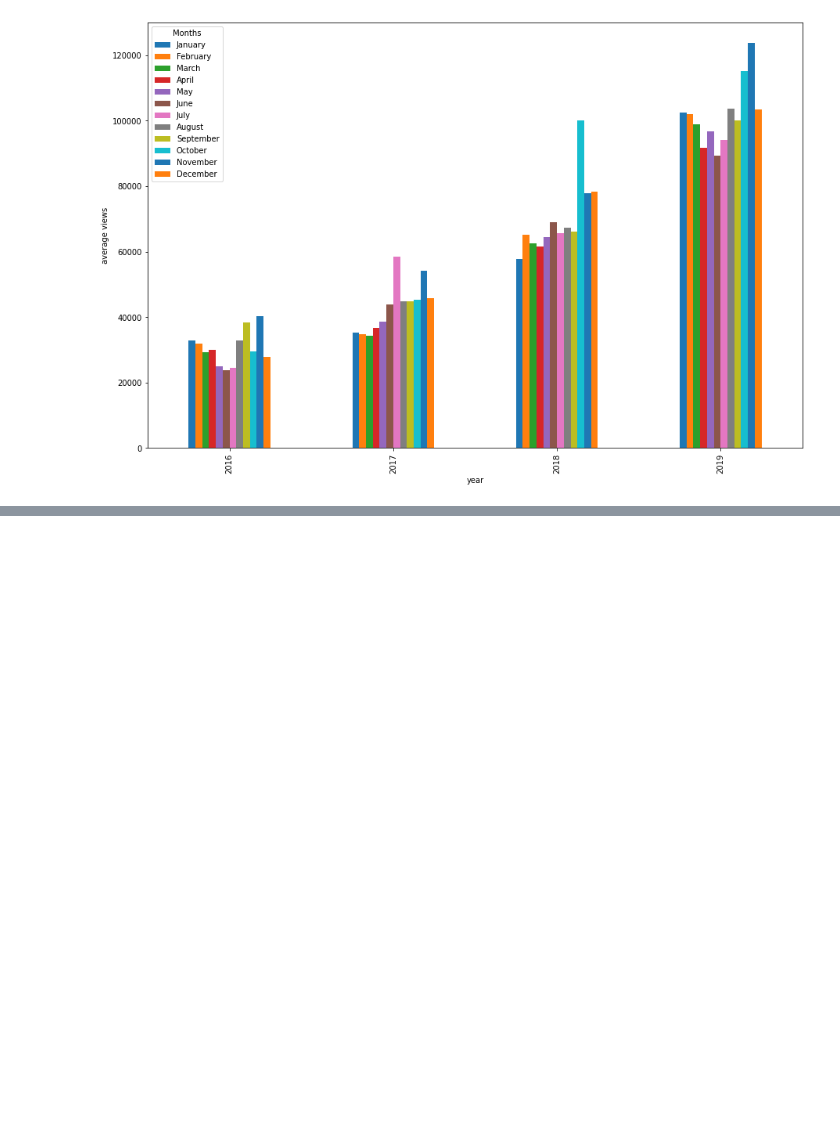
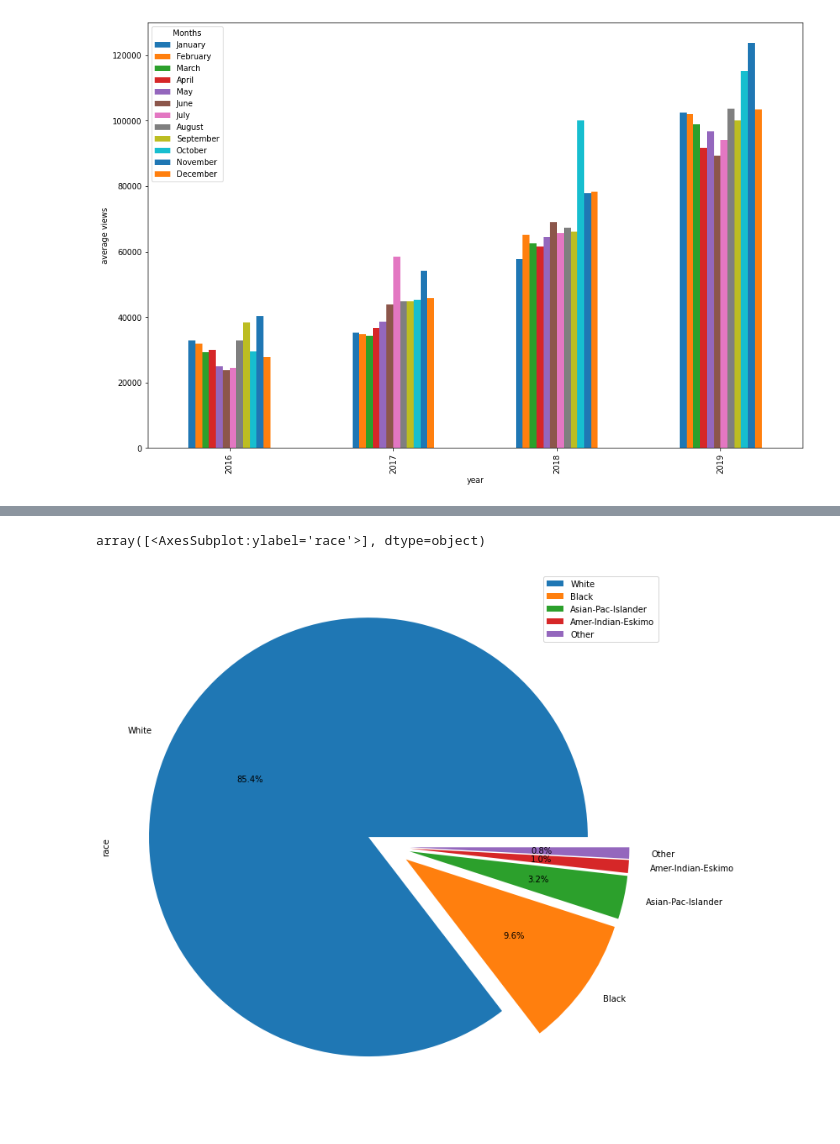
Before and after one commit to DataBadger/PracticeModels, a Jupyter notebook: DataAnalysis/Plots.ipynb, the cells around one changed output, grey strips where cells are left out. Saved outputs shown, nothing was run; the diff lists cells and outputs as text; code cells hidden in the pictures; blank space fills up the shorter version.

```diff
--- a/DataAnalysis/Plots.ipynb
+++ b/DataAnalysis/Plots.ipynb
@@ -59,0 +128,5 @@ df_bar.plot(xlabel='year', ylabel = 'average views',kind='bar', legend=True, fig
+# %%
+df_plot1.plot(subplots=True,kind='pie',figsize=(12,12),explode=(0.1,0.1,0.1,0.1,0.1),autopct='%1.1f%%',legend=True)
+# %% [output]
+array([<AxesSubplot:ylabel='race'>], dtype=object)
+[figure, added]
```
Also changed, not shown: parts of 11 cells of this notebook.
